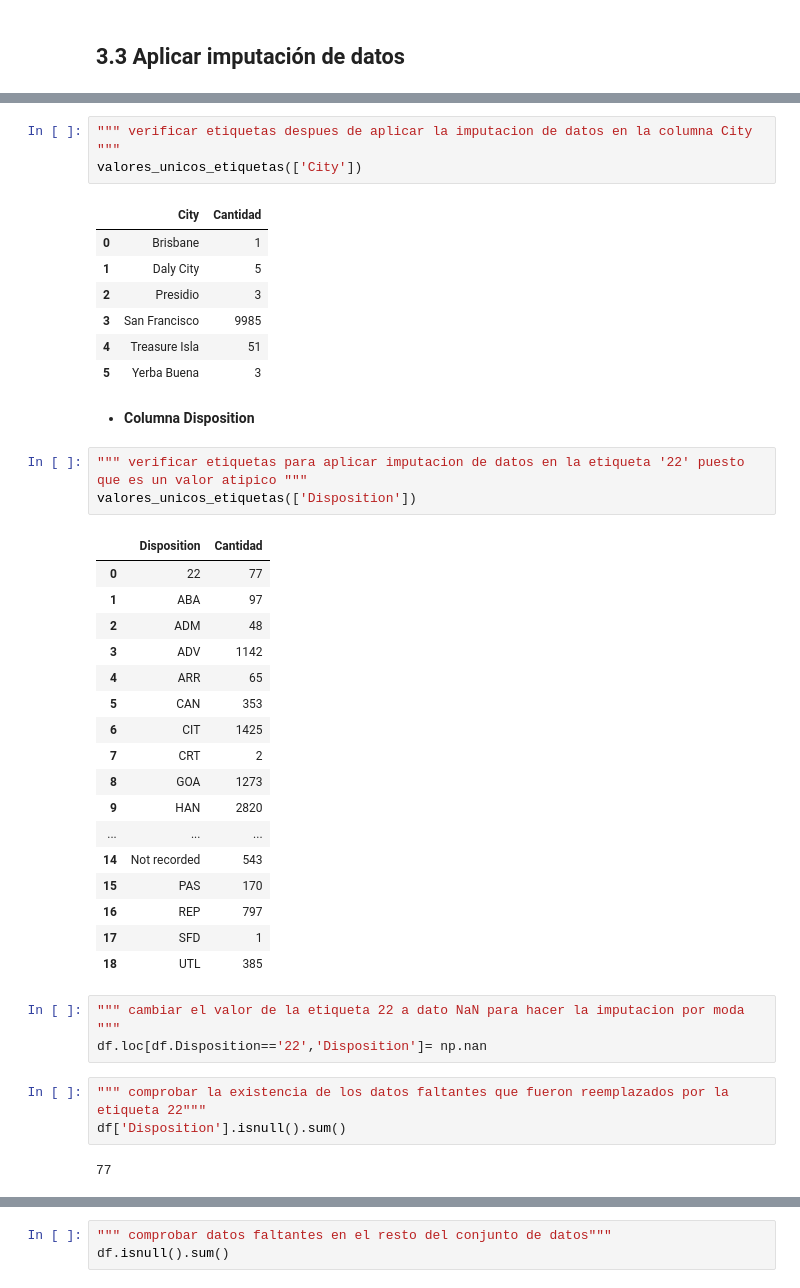
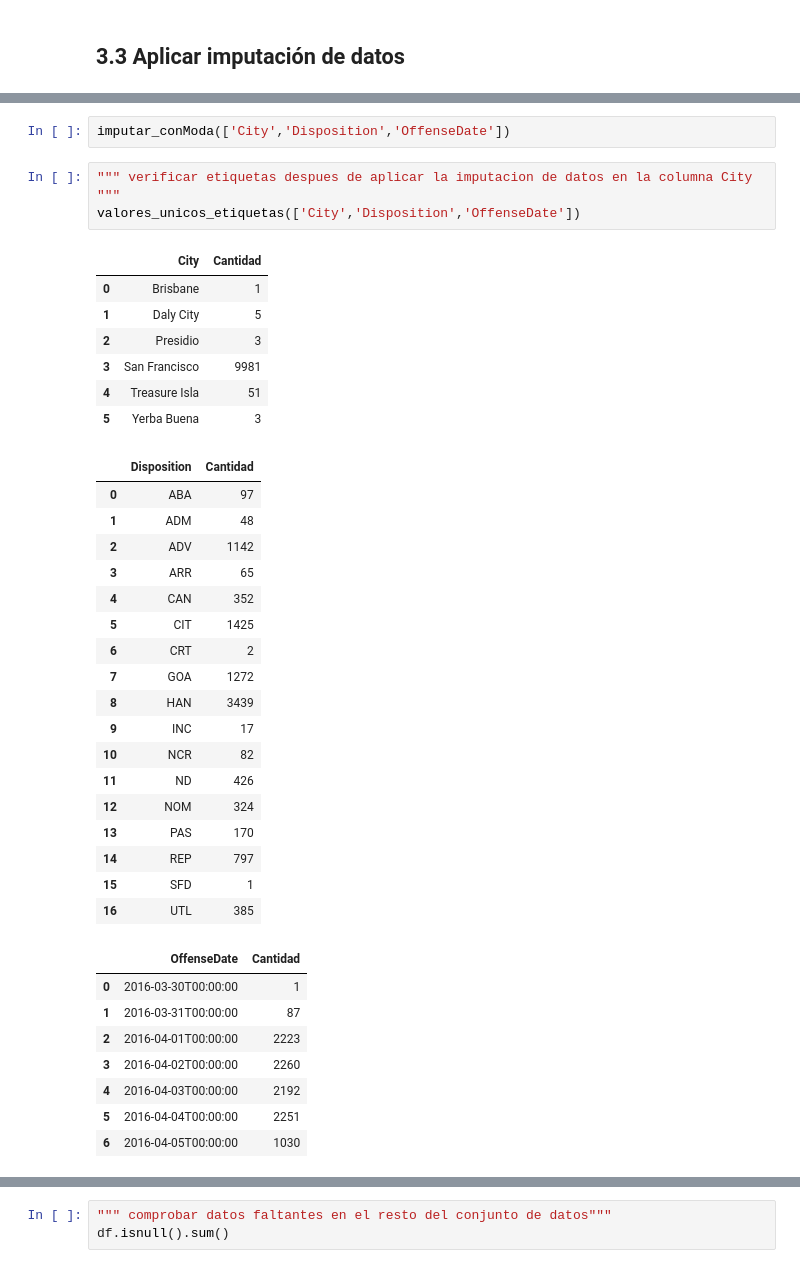
Before and after one commit to soyMA05/MineriaP2Lab2, a Jupyter notebook: [NRC_6292]_MiguelCastillo_Lab2Unidad2.ipynb, the cells around one changed output, grey strips where cells are left out. Saved outputs shown, nothing was run; the diff lists cells and outputs as text.

Commit message:
Imputacion de datos faltantes por moda en City, OffenseDate y Disposition

```diff
--- a/[NRC_6292]_MiguelCastillo_Lab2Unidad2.ipynb
+++ b/[NRC_6292]_MiguelCastillo_Lab2Unidad2.ipynb
@@ -471,42 +478,39 @@ df['City'] = impu_moda.transform(df[['City']])
+# %%
+imputar_conModa(['City','Disposition','OffenseDate'])
 # %%
 """ verificar etiquetas despues de aplicar la imputacion de datos en la columna City """
-valores_unicos_etiquetas(['City'])
+valores_unicos_etiquetas(['City','Disposition','OffenseDate'])
 # %% [output]
 |  | City | Cantidad |
 | 0 | Brisbane | 1 |
 | 1 | Daly City | 5 |
 | 2 | Presidio | 3 |
-| 3 | San Francisco | 9985 |
+| 3 | San Francisco | 9981 |
 | 4 | Treasure Isla | 51 |
 | 5 | Yerba Buena | 3 |
+|  | Disposition | Cantidad |
+| 0 | ABA | 97 |
+| 1 | ADM | 48 |
+| 2 | ADV | 1142 |
+| 3 | ARR | 65 |
+| 4 | CAN | 352 |
+| 5 | CIT | 1425 |
+| 6 | CRT | 2 |
+| 7 | GOA | 1272 |
+| 8 | HAN | 3439 |
+| 9 | INC | 17 |
+| 10 | NCR | 82 |
+| 11 | ND | 426 |
+| 12 | NOM | 324 |
+| 13 | PAS | 170 |
+| 14 | REP | 797 |
+| 15 | SFD | 1 |
+| 16 | UTL | 385 |
+|  | OffenseDate | Cantidad |
+| 0 | 2016-03-30T00:00:00 | 1 |
+| 1 | 2016-03-31T00:00:00 | 87 |
+| 2 | 2016-04-01T00:00:00 | 2223 |
+| 3 | 2016-04-02T00:00:00 | 2260 |
+| 4 | 2016-04-03T00:00:00 | 2192 |
+| 5 | 2016-04-04T00:00:00 | 2251 |
+| 6 | 2016-04-05T00:00:00 | 1030 |
-# %% [markdown]
-* **Columna Disposition**
-# %%
-""" verificar etiquetas para aplicar imputacion de datos en la etiqueta '22' puesto que es un valor atipico """
-valores_unicos_etiquetas(['Disposition'])
-# %% [output]
-|  | Disposition | Cantidad |
-| 0 | 22 | 77 |
-| 1 | ABA | 97 |
-| 2 | ADM | 48 |
-| 3 | ADV | 1142 |
-| 4 | ARR | 65 |
-| 5 | CAN | 353 |
-| 6 | CIT | 1425 |
-| 7 | CRT | 2 |
-| 8 | GOA | 1273 |
-| 9 | HAN | 2820 |
-| ... | ... | ... |
-| 14 | Not recorded | 543 |
-| 15 | PAS | 170 |
-| 16 | REP | 797 |
-| 17 | SFD | 1 |
-| 18 | UTL | 385 |
-# %%
-""" cambiar el valor de la etiqueta 22 a dato NaN para hacer la imputacion por moda """
-df.loc[df.Disposition=='22','Disposition']= np.nan
-# %%
-""" comprobar la existencia de los datos faltantes que fueron reemplazados por la etiqueta 22"""
-df['Disposition'].isnull().sum()
-# %% [output]
-77
```
Also changed, not shown: parts of 9 cells of this notebook.
